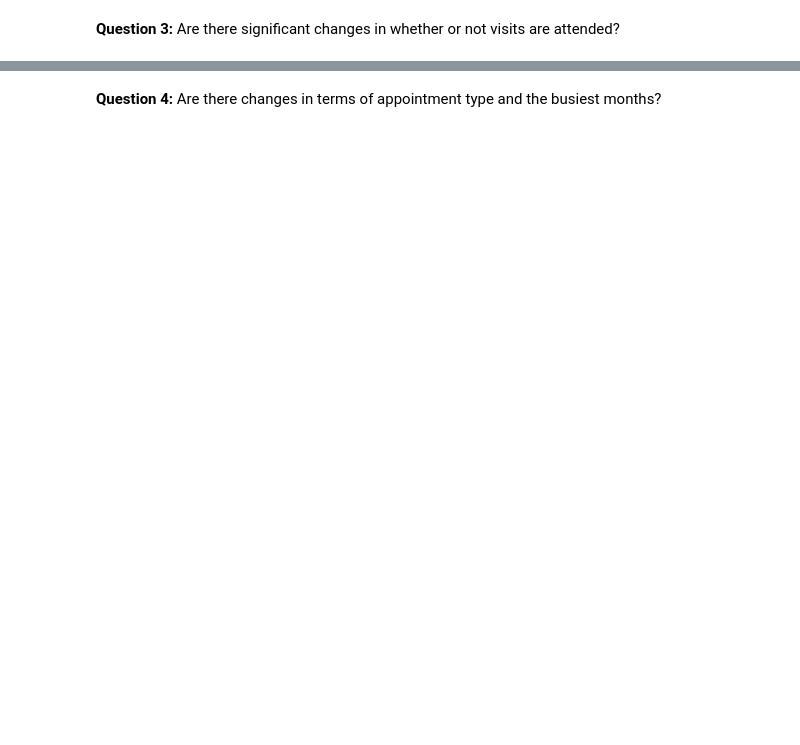
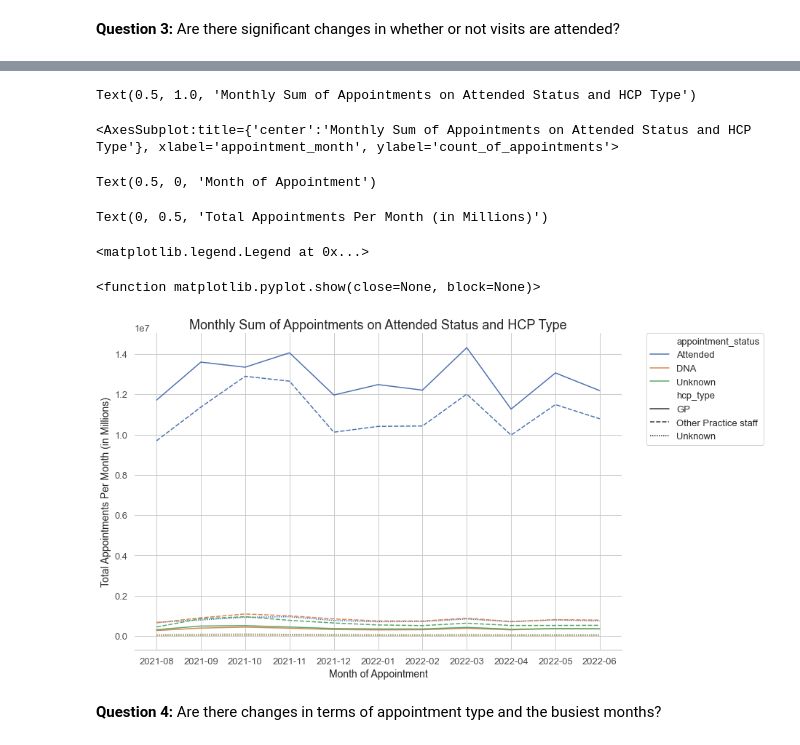
Before and after one commit to mikebenas/LSE_DA_NHS_analysis, a Jupyter notebook: Benas_Mike_DA201_Assignment_Notebook.ipynb, the cells around one changed output, grey strips where cells are left out. Drawn from its saved outputs; the diff is of its cells as text; code cells hidden in the pictures; blank space fills up the shorter version.

```diff
--- a/Benas_Mike_DA201_Assignment_Notebook.ipynb
+++ b/Benas_Mike_DA201_Assignment_Notebook.ipynb
@@ -1297,0 +1342,9 @@ Text(0.5, 1.0, 'Professional Types Count Per Month')
+# %%
+# We will include the appointment status as the hcp type
+# Commence from the ar_ag dataset (data filtered from Aug 2021 onwards) & column not needed dropped
+
+# Create a df with required columns
+ar_apstat_2 = ar_ag [['appointment_month', 'appointment_status', 'hcp_type', 'count_of_appointments']].\
+groupby(['appointment_month', 'appointment_status', 'hcp_type']).\
+sum().reset_index()
+ar_apstat_2
@@ -1298,3 +1365,24 @@ Text(0.5, 1.0, 'Professional Types Count Per Month')
+# %%
+# Create the plot
+fig, ax = plt.subplots()
+fig.set_size_inches(12, 8)
+plt.title("Monthly Sum of Appointments on Attended Status and HCP Type")
+
+sns.despine(left=True);
+sns.lineplot(x='appointment_month', y='count_of_appointments', hue='appointment_status', style='hcp_type',
+ data=ar_apstat_2)
+plt.xlabel('Month of Appointment')
+plt.ylabel('Total Appointments Per Month (in Millions)')
+plt.legend(bbox_to_anchor=(1.05, 1), loc='best', borderaxespad=0)
+plt.show
+# %% [output]
+Text(0.5, 1.0, 'Monthly Sum of Appointments on Attended Status and HCP Type')
+<AxesSubplot:title={'center':'Monthly Sum of Appointments on Attended Status and HCP Type'}, xlabel='appointment_month', ylabel='count_of_appointments'>
+Text(0.5, 0, 'Month of Appointment')
+Text(0, 0.5, 'Total Appointments Per Month (in Millions)')
+<matplotlib.legend.Legend at 0x...>
+<function matplotlib.pyplot.show(close=None, block=None)>
+[figure, added]
 # %% [markdown]
 **Question 4:** Are there changes in terms of appointment type and the busiest months?
 # %%
```
Also changed, not shown: parts of 8 cells of this notebook.
